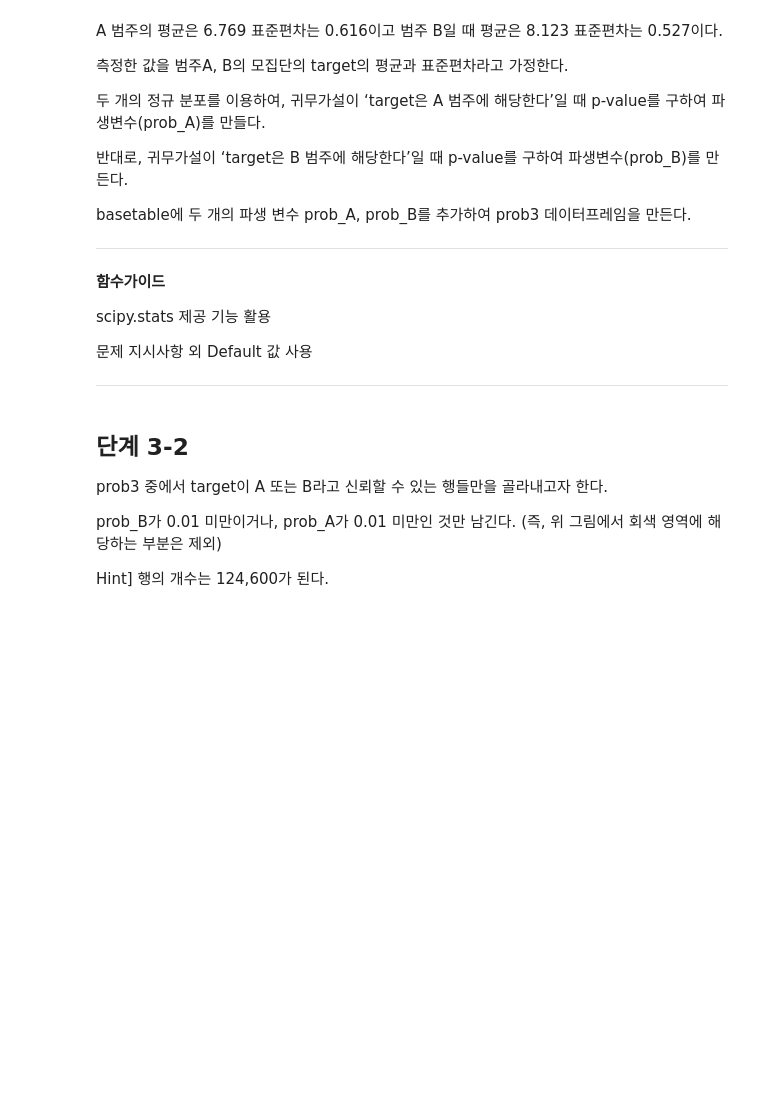
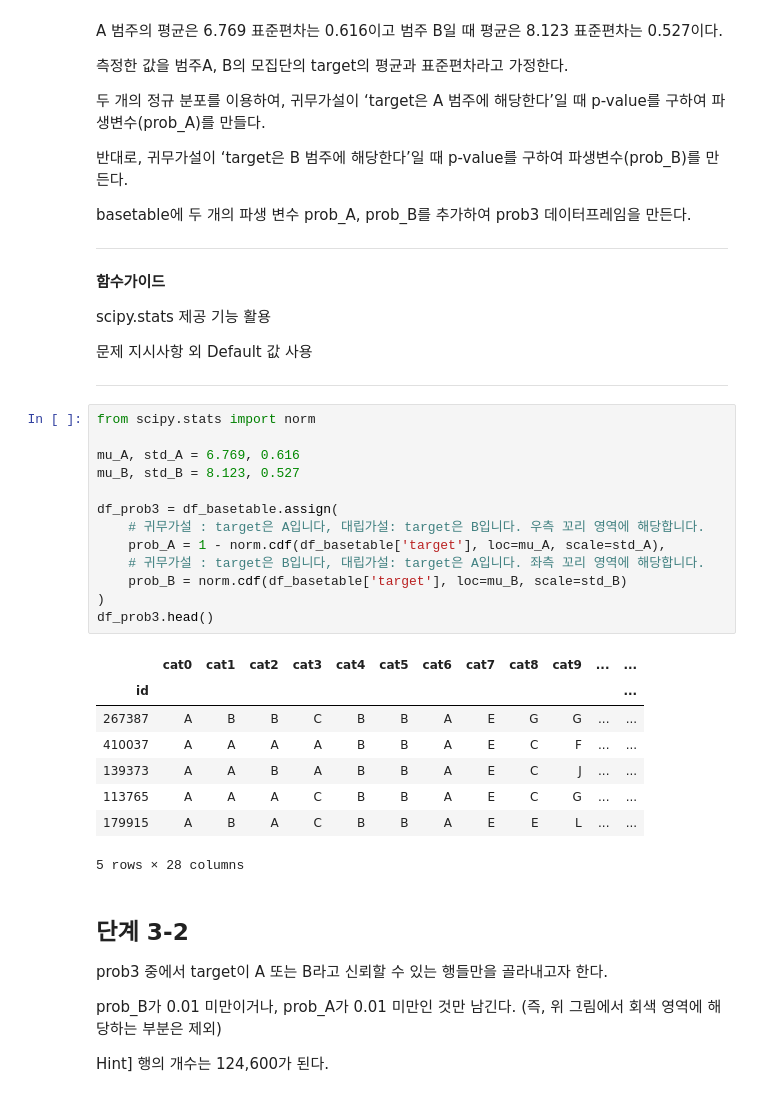
Before and after one commit to sunkusun9/DS_lv3_2308_2, a Jupyter notebook: sec_ds_lv3_prob2_prob.ipynb, the cells around one changed output. Cells and saved outputs as stored; diff of their text form; blank space fills up the shorter version.

```diff
--- a/sec_ds_lv3_prob2_prob.ipynb
+++ b/sec_ds_lv3_prob2_prob.ipynb
@@ -945,6 +943,28 @@ scipy.stats 제공 기능 활용
 문제 지시사항 외 Default 값 사용
 
 ---
+# %%
+from scipy.stats import norm
+
+mu_A, std_A = 6.769, 0.616
+mu_B, std_B = 8.123, 0.527
+
+df_prob3 = df_basetable.assign(
+    # 귀무가설 : target은 A입니다, 대립가설: target은 B입니다. 우측 꼬리 영역에 해당합니다.
+    prob_A = 1 - norm.cdf(df_basetable['target'], loc=mu_A, scale=std_A),
+    # 귀무가설 : target은 B입니다, 대립가설: target은 A입니다. 좌측 꼬리 영역에 해당합니다.
+    prob_B = norm.cdf(df_basetable['target'], loc=mu_B, scale=std_B)
+)
+df_prob3.head()
+# %% [output]
+|  | cat0 | cat1 | cat2 | cat3 | cat4 | cat5 | cat6 | cat7 | cat8 | cat9 | ... | ... |
+| id |  |  |  |  |  |  |  |  |  |  |  | ... |
+| 267387 | A | B | B | C | B | B | A | E | G | G | ... | ... |
+| 410037 | A | A | A | A | B | B | A | E | C | F | ... | ... |
+| 139373 | A | A | B | A | B | B | A | E | C | J | ... | ... |
+| 113765 | A | A | A | C | B | B | A | E | C | G | ... | ... |
+| 179915 | A | B | A | C | B | B | A | E | E | L | ... | ... |
+5 rows × 28 columns
 # %% [markdown]
 ## 단계 3-2
 
```
Also changed, not shown: parts of 72 cells of this notebook.
